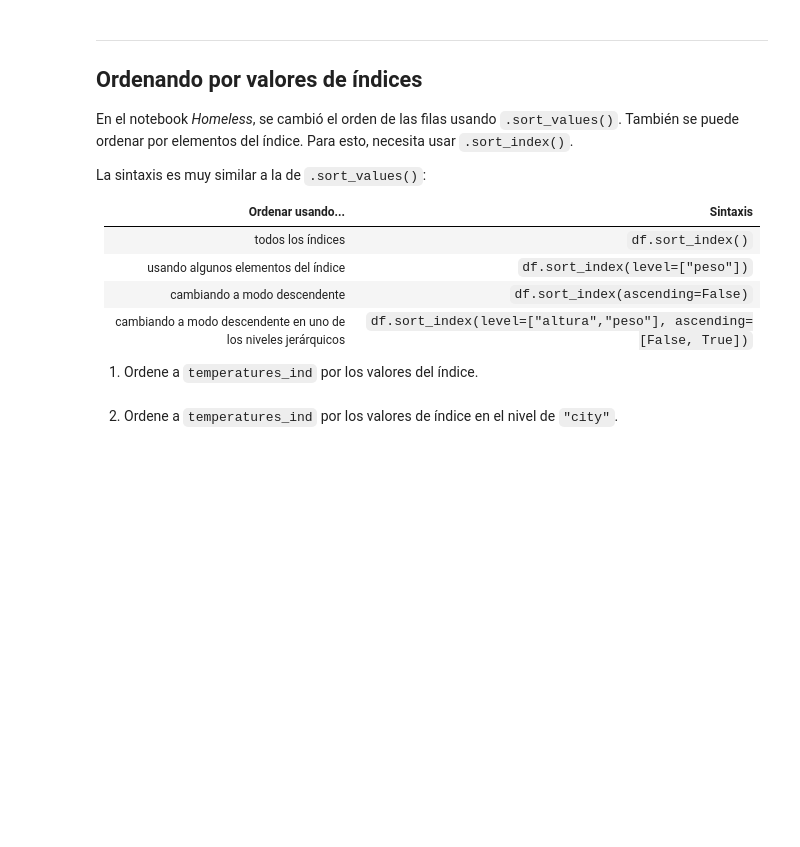
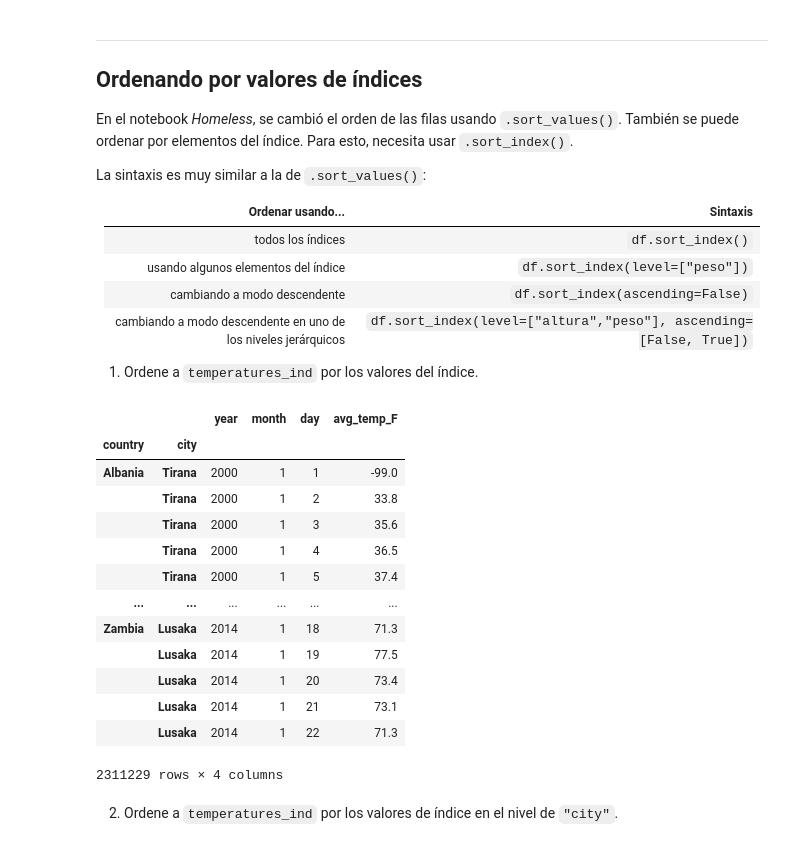
Before and after one commit to Vic-bit/aprMaqI_CEIA, a Jupyter notebook: clase0/practica/4 - Ejercicios Pandas - Temperatura.ipynb, the cells around one changed output. Drawn from its saved outputs; the diff is of its cells as text; code cells hidden in the pictures; blank space fills up the shorter version.

```diff
--- a/clase0/practica/4 - Ejercicios Pandas - Temperatura.ipynb
+++ b/clase0/practica/4 - Ejercicios Pandas - Temperatura.ipynb
@@ -166,7 +210,22 @@ La sintaxis es muy similar a la de `.sort_values()`:
 
 1. Ordene a `temperatures_ind` por los valores del índice.
 # %%
-___.sort_index()
+temperatures_ind.sort_index()
+# %% [output]
+|  |  | year | month | day | avg_temp_F |
+| country | city |  |  |  |  |
+| Albania | Tirana | 2000 | 1 | 1 | -99.0 |
+|  | Tirana | 2000 | 1 | 2 | 33.8 |
+|  | Tirana | 2000 | 1 | 3 | 35.6 |
+|  | Tirana | 2000 | 1 | 4 | 36.5 |
+|  | Tirana | 2000 | 1 | 5 | 37.4 |
+| ... | ... | ... | ... | ... | ... |
+| Zambia | Lusaka | 2014 | 1 | 18 | 71.3 |
+|  | Lusaka | 2014 | 1 | 19 | 77.5 |
+|  | Lusaka | 2014 | 1 | 20 | 73.4 |
+|  | Lusaka | 2014 | 1 | 21 | 73.1 |
+|  | Lusaka | 2014 | 1 | 22 | 71.3 |
+2311229 rows × 4 columns
 # %% [markdown]
 2. Ordene a `temperatures_ind` por los valores de índice en el nivel de `"city"`.
 # %%
```
Also changed, not shown: parts of 8 cells of this notebook, 1 other file.
